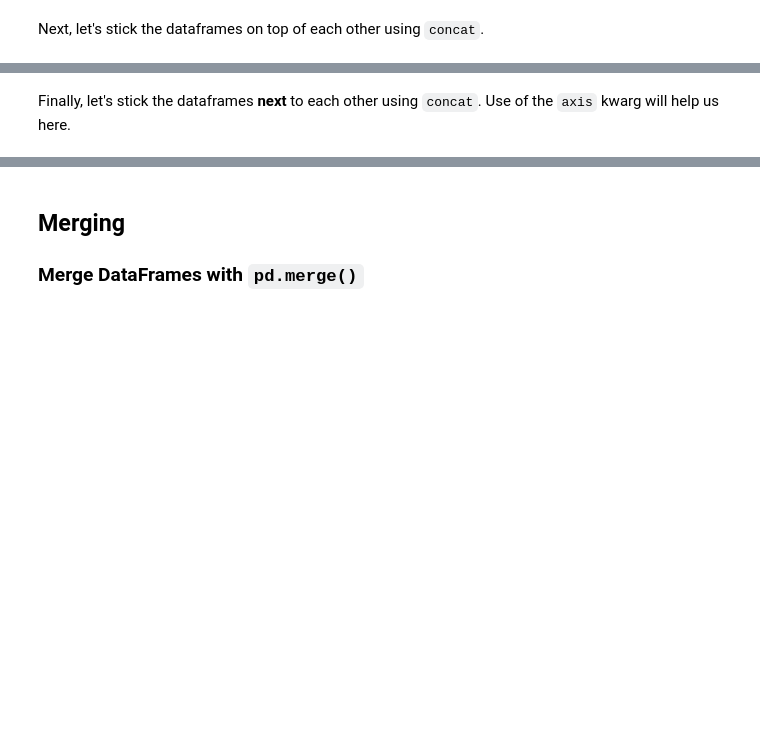
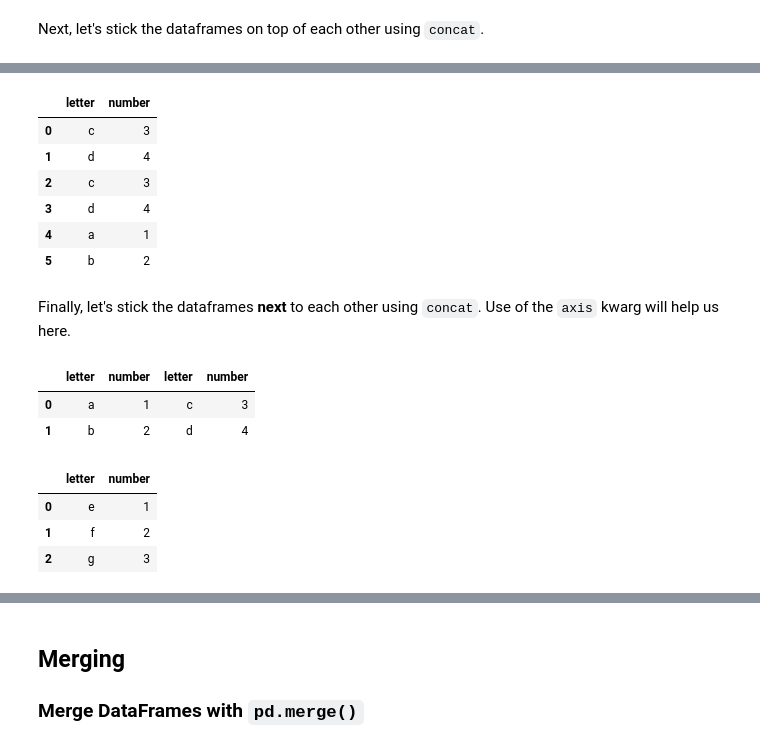
Before and after one commit to ersingt/coursework, a Jupyter notebook: 02-Week/01-pandas/03-pandas-join.ipynb, the cells around one changed output, grey strips where cells are left out. Cells and saved outputs as stored; diff of their text form; code cells hidden in the pictures; blank space fills up the shorter version.

```diff
--- a/02-Week/01-pandas/03-pandas-join.ipynb
+++ b/02-Week/01-pandas/03-pandas-join.ipynb
@@ -57,2 +75,26 @@ Next, let's stick the dataframes on top of each other using `concat`.
+# %%
+pd.concat([df2, df2, df1], ignore_index=True)
+# %% [output]
+|  | letter | number |
+| 0 | c | 3 |
+| 1 | d | 4 |
+| 2 | c | 3 |
+| 3 | d | 4 |
+| 4 | a | 1 |
+| 5 | b | 2 |
 # %% [markdown]
 Finally, let's stick the dataframes <b>next</b> to each other using `concat`. Use of the `axis` kwarg will help us here.
+# %%
+pd.concat([df1, df2], axis="columns")
+# %% [output]
+|  | letter | number | letter | number |
+| 0 | a | 1 | c | 3 |
+| 1 | b | 2 | d | 4 |
+# %%
+df3 = pd.DataFrame([['e', 1], ['f', 2], ['g', 3]], columns=['letter', 'number'])
+df3.head()
+# %% [output]
+|  | letter | number |
+| 0 | e | 1 |
+| 1 | f | 2 |
+| 2 | g | 3 |
```
Also changed, not shown: parts of 12 cells of this notebook, 9 other files.
